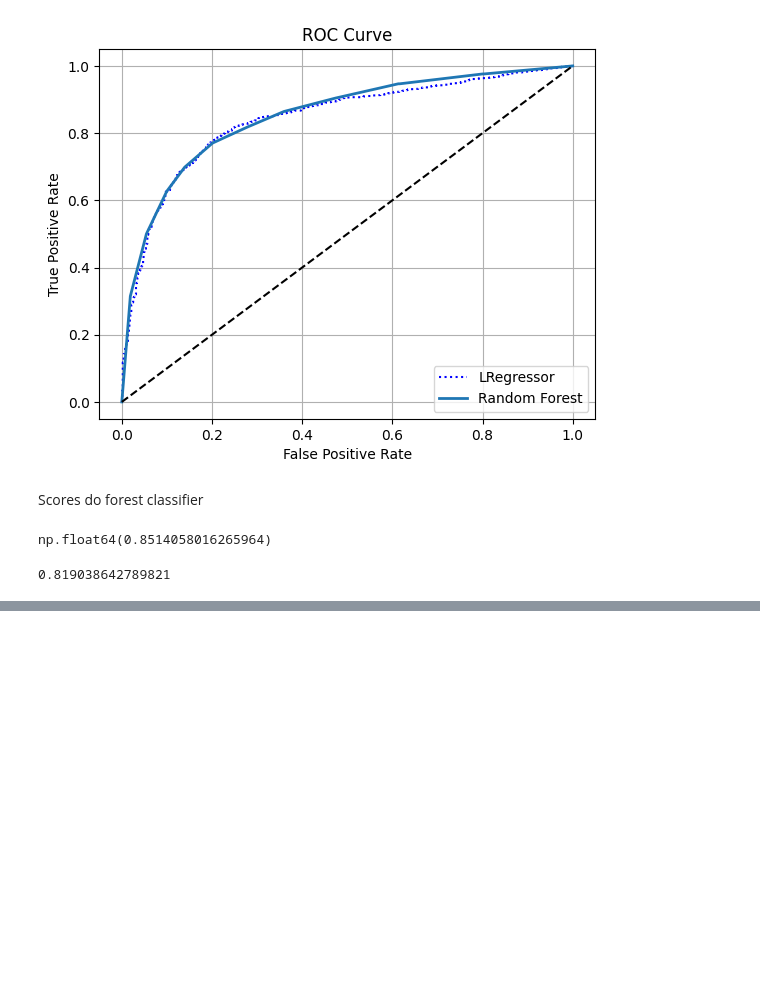
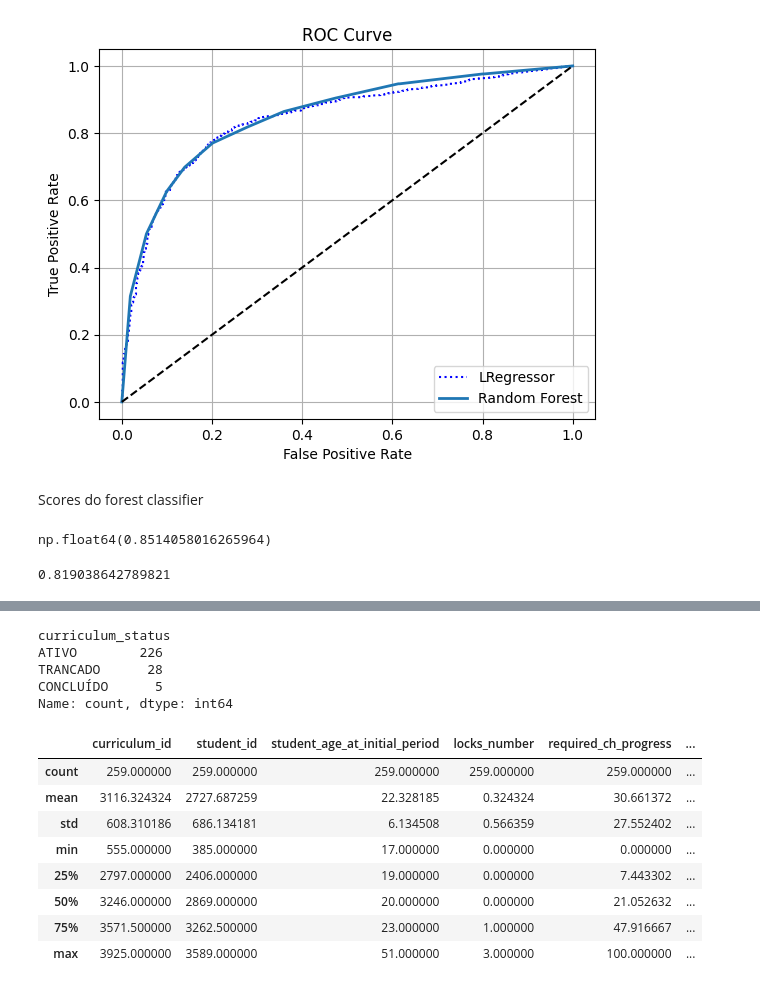
Before and after one commit to motamarcelo/jupyter_notebooks, a Jupyter notebook: Evasao.ipynb, the cells around one changed output, grey strips where cells are left out. Drawn from its saved outputs; the diff is of its cells as text; code cells hidden in the pictures; blank space fills up the shorter version.

```diff
--- a/Evasao.ipynb
+++ b/Evasao.ipynb
@@ -653,0 +763,5 @@ recall_score(evasion_labels, labels_train_pred)
+# %%
+predicoes_series = pd.Series(label_train_pred, index=evasion_labels.index)
+# %%
+falsos_negativos = (evasion_labels == 1) &  (predicoes_series == 0)
+print(f"Número de falsos negativos: {falsos_negativos.sum()}")
@@ -653,0 +770,3 @@ recall_score(evasion_labels, labels_train_pred)
+# %%
+indices_fn = evasion_labels.index[falsos_negativos]
+tabela_falsos_negativos = evasao.loc[indices_fn]
@@ -653,0 +802,20 @@ recall_score(evasion_labels, labels_train_pred)
+# %%
+tabela_falsos_negativos.value_counts('curriculum_status')
+# %% [output]
+curriculum_status
+ATIVO        226
+TRANCADO      28
+CONCLUÍDO      5
+Name: count, dtype: int64
+# %%
+tabela_falsos_negativos.describe()
+# %% [output]
+|  | curriculum_id | student_id | student_age_at_initial_period | locks_number | required_ch_progress | ... |
+| count | 259.000000 | 259.000000 | 259.000000 | 259.000000 | 259.000000 | ... |
+| mean | 3116.324324 | 2727.687259 | 22.328185 | 0.324324 | 30.661372 | ... |
+| std | 608.310186 | 686.134181 | 6.134508 | 0.566359 | 27.552402 | ... |
+| min | 555.000000 | 385.000000 | 17.000000 | 0.000000 | 0.000000 | ... |
+| 25% | 2797.000000 | 2406.000000 | 19.000000 | 0.000000 | 7.443302 | ... |
+| 50% | 3246.000000 | 2869.000000 | 20.000000 | 0.000000 | 21.052632 | ... |
+| 75% | 3571.500000 | 3262.500000 | 23.000000 | 1.000000 | 47.916667 | ... |
+| max | 3925.000000 | 3589.000000 | 51.000000 | 3.000000 | 100.000000 | ... |
```
Also changed, not shown: parts of 24 cells of this notebook.
